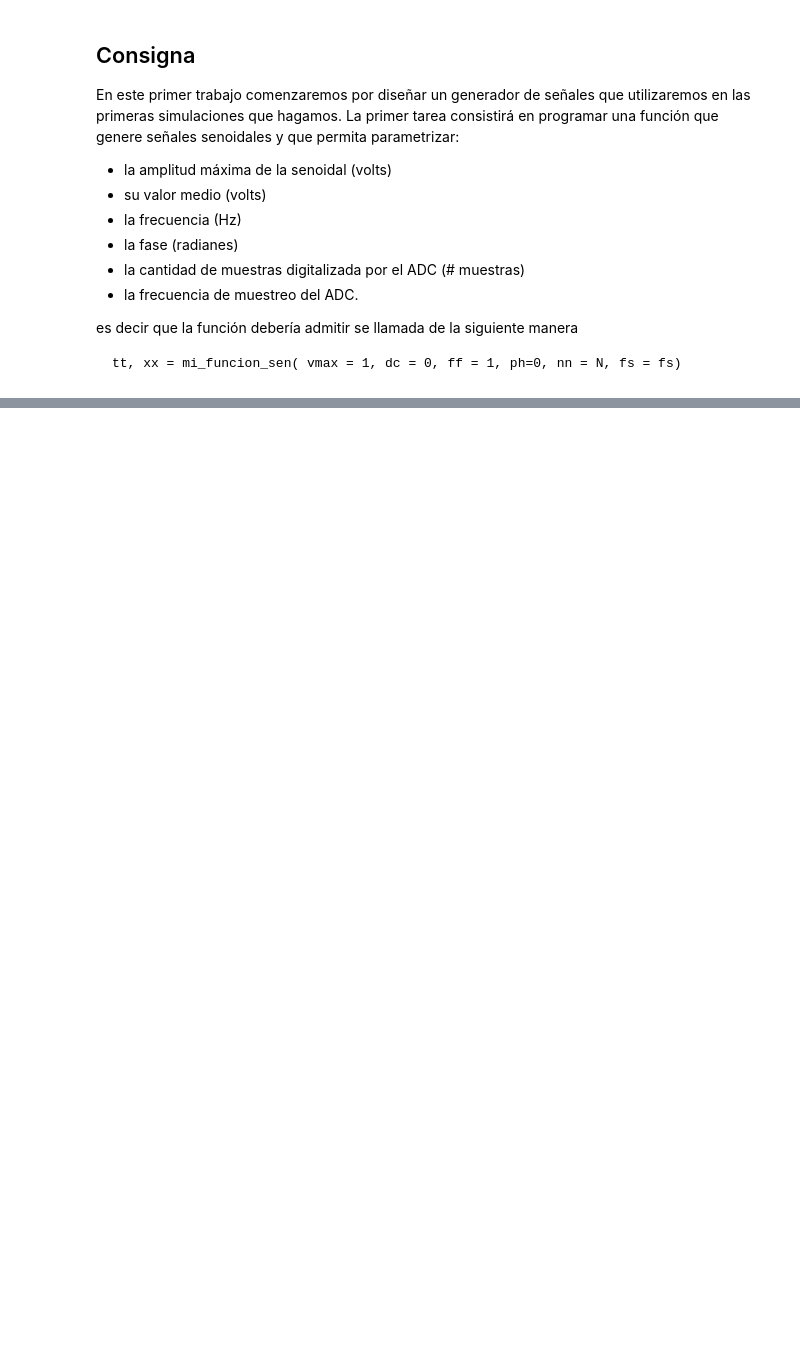
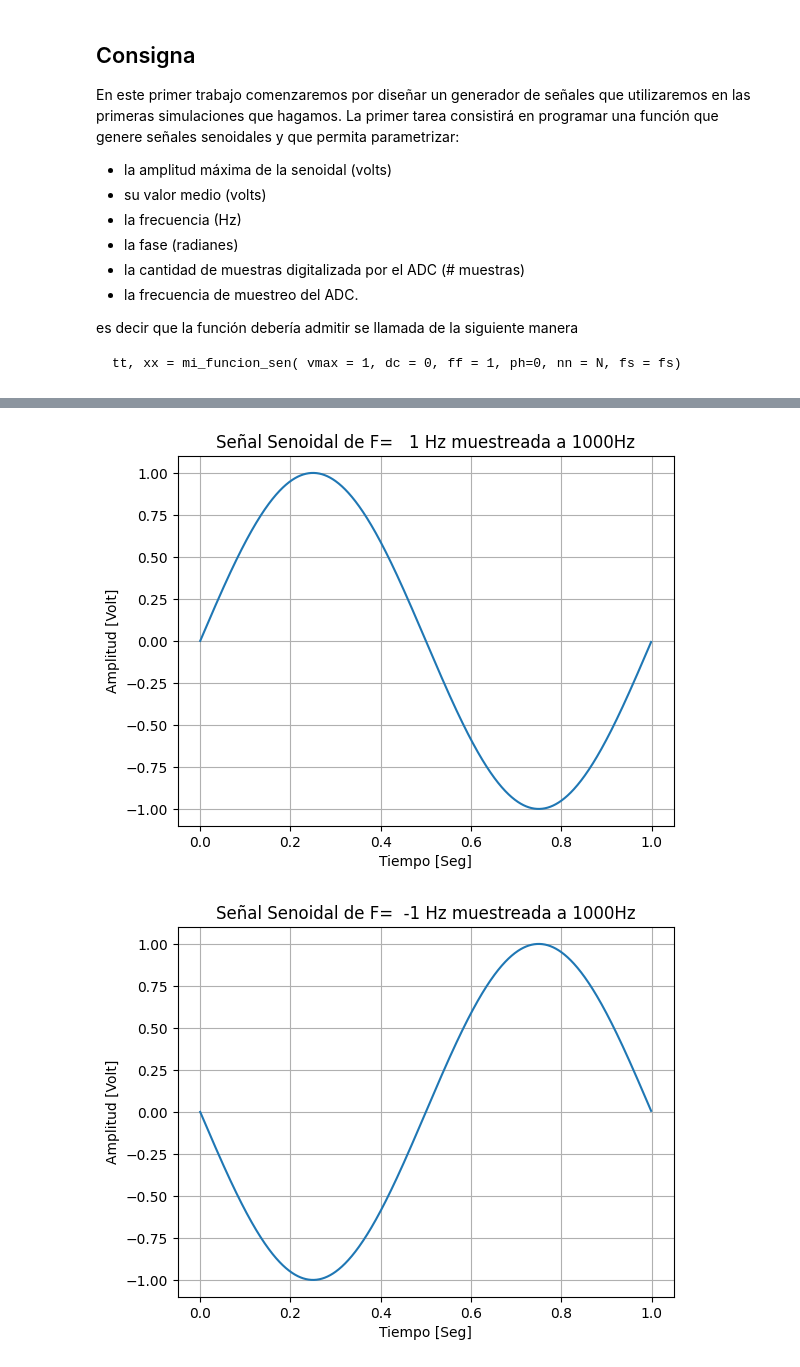
Before and after one commit to JuanChirino/pds_utnfrba_2025, a Jupyter notebook: TS01/TS01_senoidal.ipynb, the cells around one changed output, grey strips where cells are left out. Saved outputs shown, nothing was run; the diff lists cells and outputs as text; code cells hidden in the pictures; blank space fills up the shorter version.

```diff
--- a/TS01/TS01_senoidal.ipynb
+++ b/TS01/TS01_senoidal.ipynb
@@ -79,0 +92,25 @@ Text(0, 0.5, 'Amplitud [Volt]')
+# %%
+
+Freq_1 = 1
+Freq_2 = -1
+
+xx_1 = func_sen(A_max, DC_offset, Freq_1, Phase, N_sample, Fs)
+xx_2 = func_sen(A_max, DC_offset, Freq_2, Phase, N_sample, Fs)
+
+#Muestro el resultado
+plt.figure(1)
+plt.plot(tt, xx_1)
+plt.title(f'Señal Senoidal de F={Freq_1:4} Hz muestreada a {Fs:4}Hz')
+plt.xlabel('Tiempo [Seg]')
+plt.ylabel('Amplitud [Volt]')
+plt.grid()
+
+plt.figure(2)
+plt.plot(tt, xx_2)
+plt.title(f'Señal Senoidal de F={Freq_2:4} Hz muestreada a {Fs:4}Hz')
+plt.xlabel('Tiempo [Seg]')
+plt.ylabel('Amplitud [Volt]')
+plt.grid()
+# %% [output]
+[figure, added]
+[figure, added]
```
Also changed, not shown: parts of 10 cells of this notebook, 2 other files.
